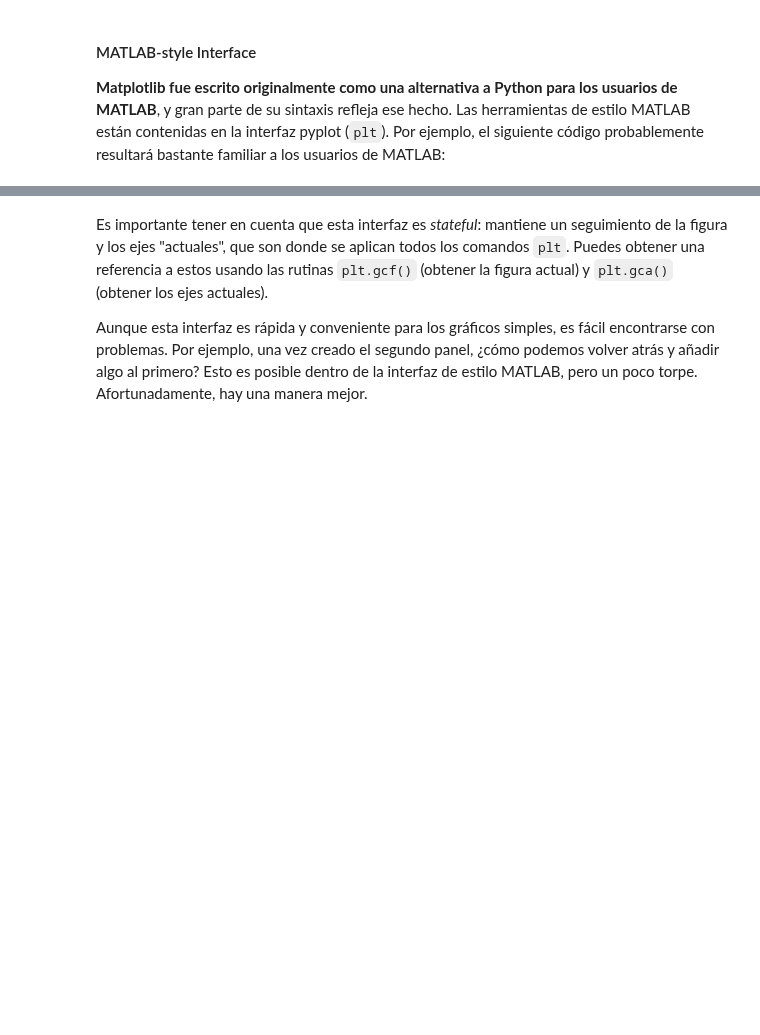
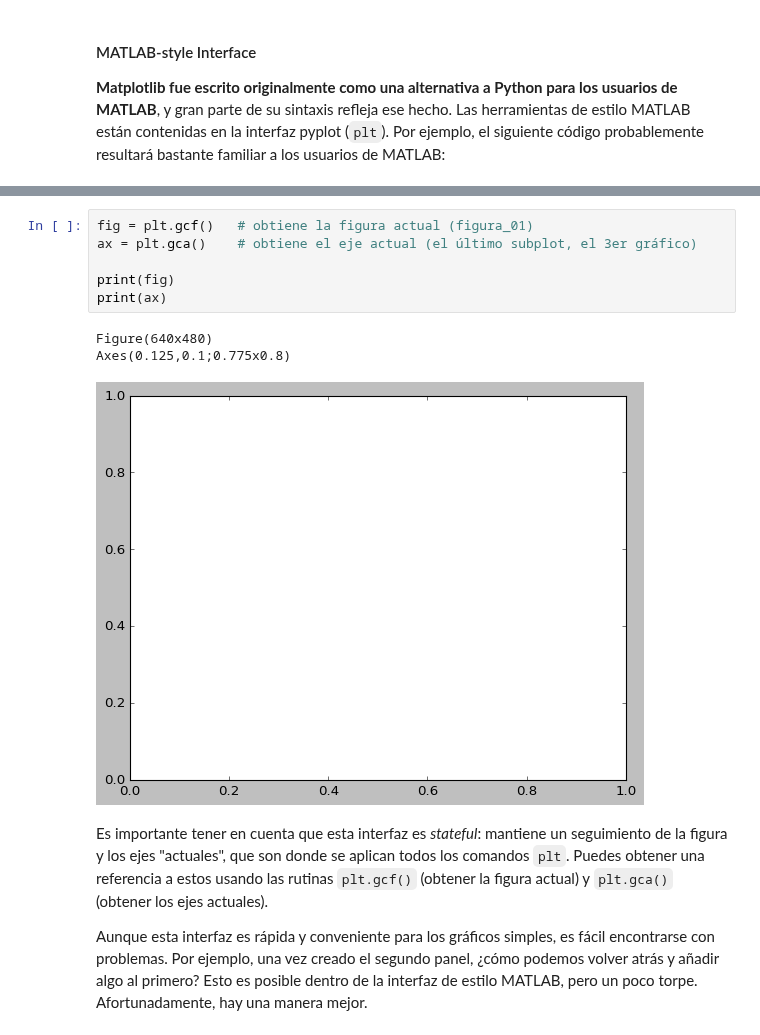
Before and after one commit to AGC79/ONLINE_DS_THEBRDIGE_TRABAJOSAGC, a Jupyter notebook: 2-DATA_ANALYSIS/4-Visualización/1-Matplotlib/Viz1-Matplotlib_1_Intro.ipynb, the cells around one changed output, grey strips where cells are left out. Saved outputs shown, nothing was run; the diff lists cells and outputs as text; blank space fills up the shorter version.

Commit message:
repo actualizado

```diff
--- a/2-DATA_ANALYSIS/4-Visualización/1-Matplotlib/Viz1-Matplotlib_1_Intro.ipynb
+++ b/2-DATA_ANALYSIS/4-Visualización/1-Matplotlib/Viz1-Matplotlib_1_Intro.ipynb
@@ -366,4 +402,14 @@ plt.plot(df_plot.index, df_plot.total)
 [figure]
+# %%
+fig = plt.gcf()   # obtiene la figura actual (figura_01)
+ax = plt.gca()    # obtiene el eje actual (el último subplot, el 3er gráfico)
+
+print(fig)
+print(ax)
+# %% [output]
+Figure(640x480)
+Axes(0.125,0.1;0.775x0.8)
+[figure, added]
 # %% [markdown]
 Es importante tener en cuenta que esta interfaz es *stateful*: mantiene un seguimiento de la figura y los ejes  "actuales", que son donde se aplican todos los comandos ``plt``.
 Puedes obtener una referencia a estos usando las rutinas ``plt.gcf()`` (obtener la figura actual) y ``plt.gca()`` (obtener los ejes actuales).
```
Also changed, not shown: parts of 10 cells of this notebook, 4 other files.
